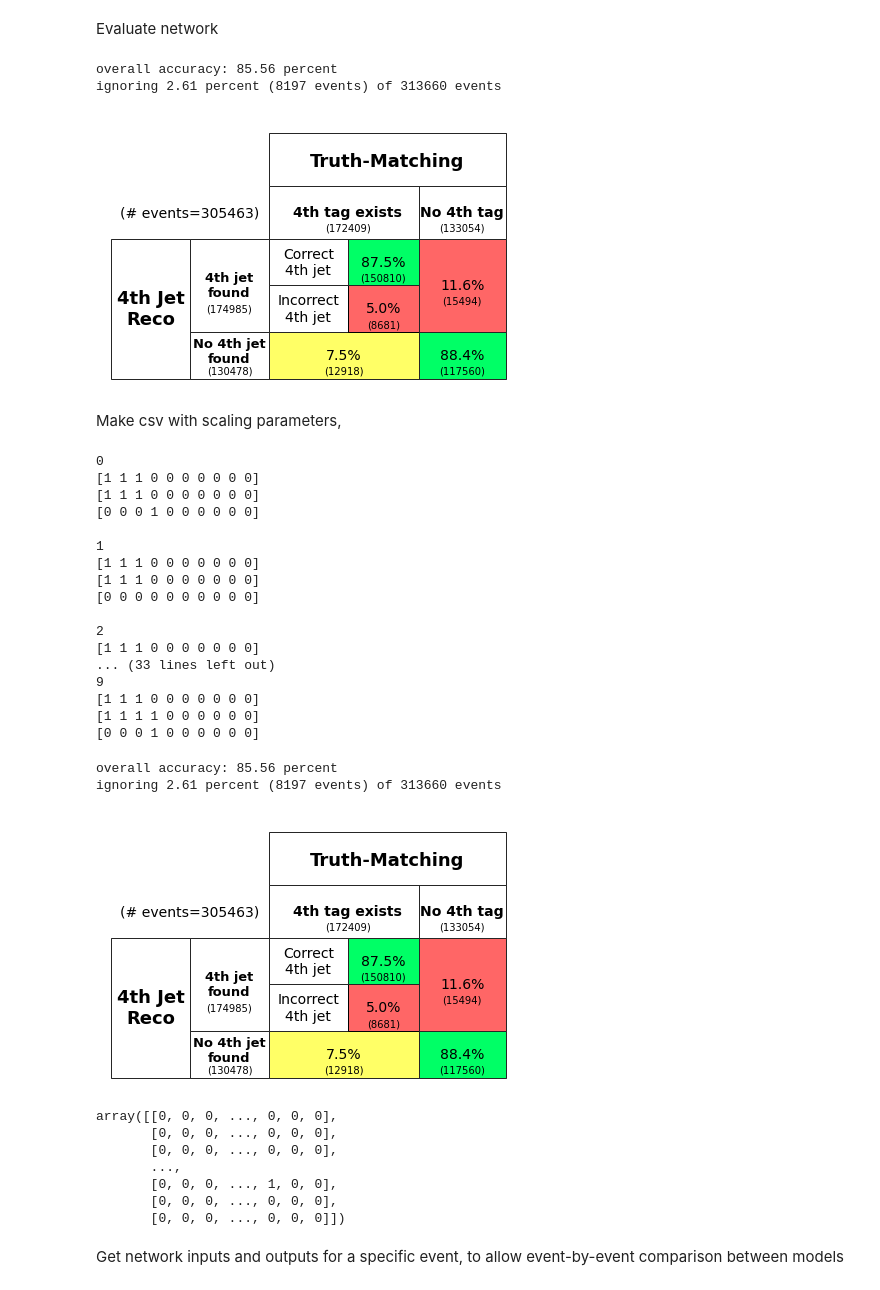
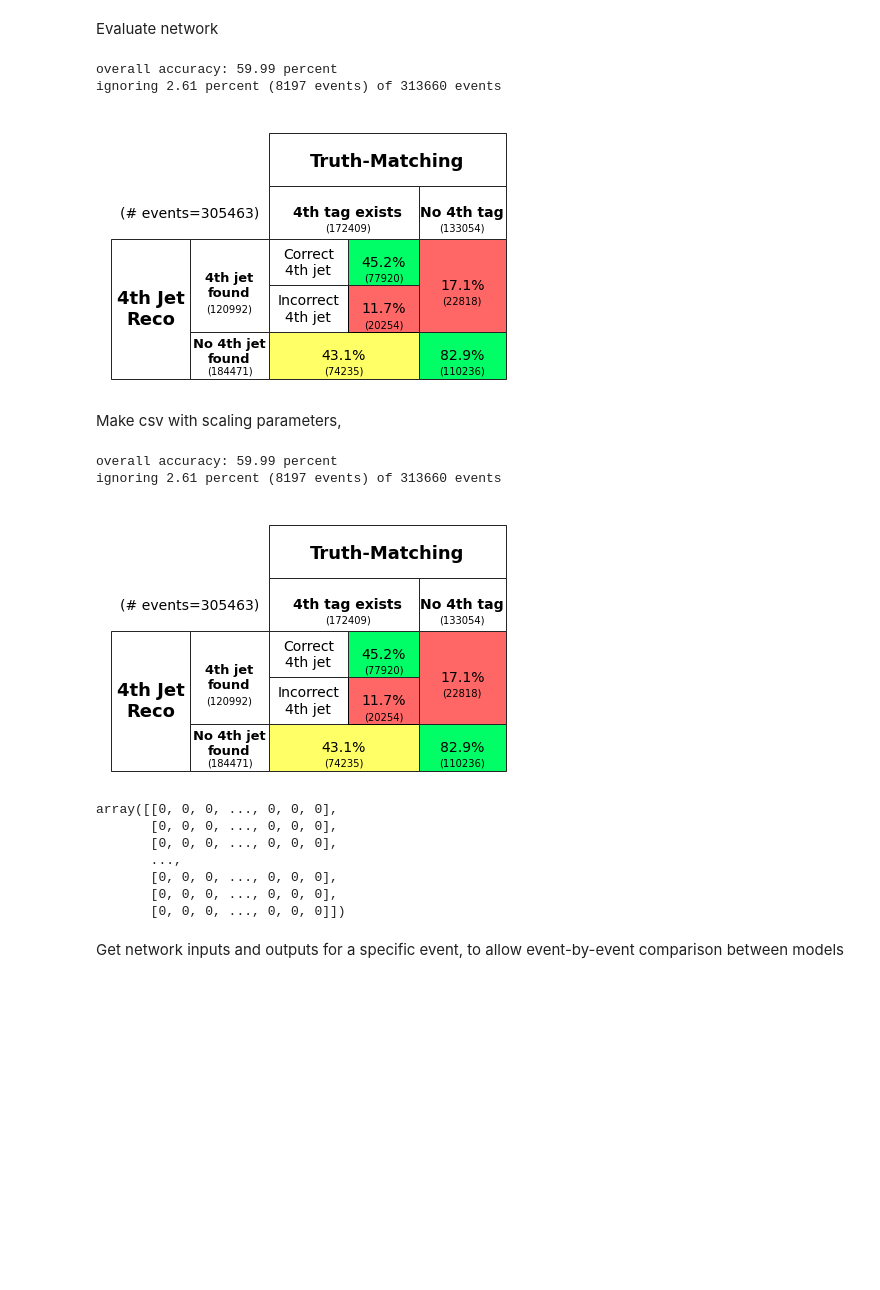
Before and after one commit to callum-mccracken/bbb, a Jupyter notebook: nn_tester.ipynb, the cells around one changed output. Drawn from its saved outputs; the diff is of its cells as text; code cells hidden in the pictures; blank space fills up the shorter version.

```diff
--- a/nn_tester.ipynb
+++ b/nn_tester.ipynb
@@ -47,6 +52,6 @@ events = tools.pad(events, cutoff)
 # %% [markdown]
 Create network
 # %%
-nn = ptetaphi_nn.PtEtaPhiNN(events, load=("models/architecture_06_07_2020.json", "models/weights_06_07_2020.h5"), njets=10, chop=0, print_summary=True)
+nn = ptetaphi_nn.PtEtaPhiNN(events, load=("models/architecture_23_07_2020.json", "models/weights_23_07_2020.h5"), njets=10, chop=0, print_summary=True)
 # %% [output]
 Loading model...
@@ -71,60 +76,43 @@ Evaluate network
 # %%
 selections = nn.evaluate(events)
 # %% [output]
-overall accuracy: 85.56 percent
+overall accuracy: 59.99 percent
 ignoring 2.61 percent (8197 events) of 313660 events
-[figure, old version]
+[figure, new version]
 # %% [markdown]
 Make csv with scaling parameters,
 # %%
 truth = events.truth
 tag = events.tag
 
 # give people the csv from here when trying to compare models
-nn_inputs = tools.scale_nn_input(events, chop=0, save_csv="models/scaling_parameters_06_07_2020_v2")
+nn_inputs = tools.scale_nn_input(events, chop=0, save_csv="models/scaling_parameters_23_07_2020_v2")
 
 # get model outputs
 scores = nn.model.predict(nn_inputs)
 
 # convert nn scores into "selections"
 select=np.argmax(scores,axis=-1)
 selections = np.zeros((len(scores), len(tag[0])+1), dtype=int)
 for i, s in enumerate(select):
     selections[i][s+3] = 1
 
 # chop off the last "no selection" jet
 selections = selections[:,:-1]
 
 # evaluate again
 tools.evaluate_model(truth, tag, selections)
 # %% [output]
-0
-[1 1 1 0 0 0 0 0 0 0]
-[1 1 1 0 0 0 0 0 0 0]
-[0 0 0 1 0 0 0 0 0 0]
-
-1
-[1 1 1 0 0 0 0 0 0 0]
-[1 1 1 0 0 0 0 0 0 0]
-[0 0 0 0 0 0 0 0 0 0]
-
-2
-[1 1 1 0 0 0 0 0 0 0]
-... (33 lines left out)
-9
-[1 1 1 0 0 0 0 0 0 0]
-[1 1 1 1 0 0 0 0 0 0]
-[0 0 0 1 0 0 0 0 0 0]
+overall accuracy: 59.99 percent
+ignoring 2.61 percent (8197 events) of 313660 events
+[figure, new version]
-overall accuracy: 85.56 percent
-ignoring 2.61 percent (8197 events) of 313660 events
+array([[0, 0, 0, ..., 0, 0, 0],
+       [0, 0, 0, ..., 0, 0, 0],
+       [0, 0, 0, ..., 0, 0, 0],
+       ...,
+       [0, 0, 0, ..., 0, 0, 0],
+       [0, 0, 0, ..., 0, 0, 0],
+       [0, 0, 0, ..., 0, 0, 0]])
-[figure, old version]
-array([[0, 0, 0, ..., 0, 0, 0],
-       [0, 0, 0, ..., 0, 0, 0],
-       [0, 0, 0, ..., 0, 0, 0],
-       ...,
-       [0, 0, 0, ..., 1, 0, 0],
-       [0, 0, 0, ..., 0, 0, 0],
-       [0, 0, 0, ..., 0, 0, 0]])
 # %% [markdown]
 Get network inputs and outputs for a specific event, to allow event-by-event comparison between models
 # %%
```
Also changed, not shown: parts of 6 cells of this notebook, 3 other files.
